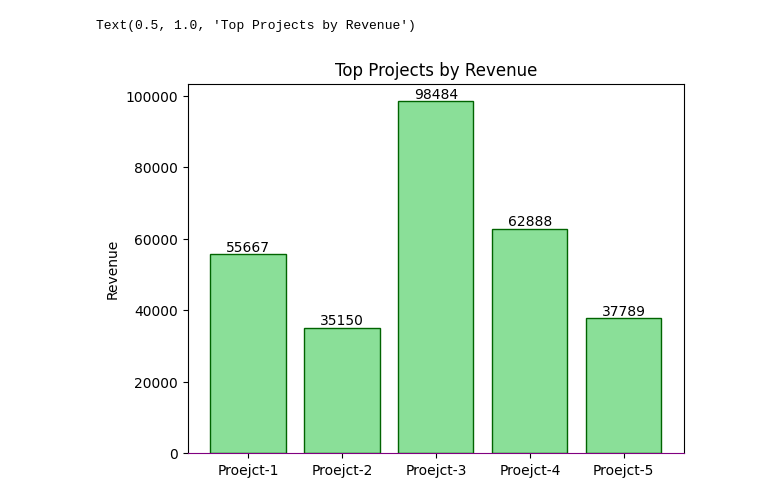
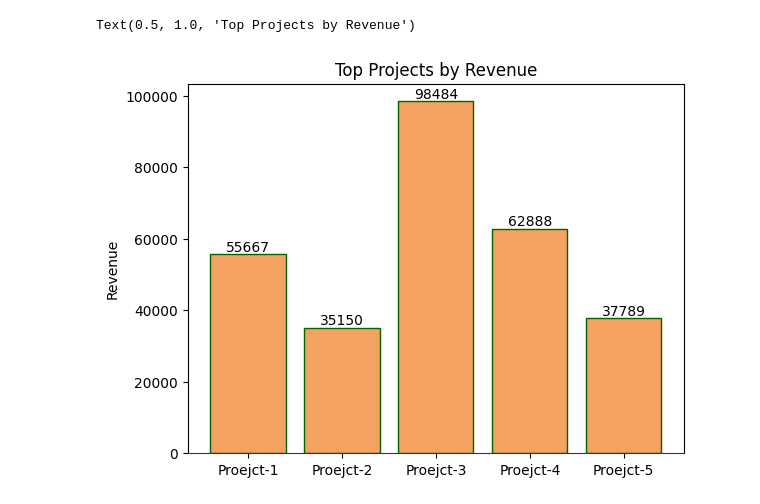
Before and after one commit to fahadashrafi-1/Data-Analysis, a Jupyter notebook: Visualization/Matplotlib/BarChartWithLines.ipynb, the cells around one changed output. Cells and saved outputs as stored; diff of their text form; code cells hidden in the pictures.

```diff
--- a/Visualization/Matplotlib/BarChartWithLines.ipynb
+++ b/Visualization/Matplotlib/BarChartWithLines.ipynb
@@ -4,31 +4,27 @@ import pandas as pd
 # %%
 # Some Random Data
 # You can use Faker to generate some data
-
 
 df = pd.DataFrame({'ProjectID' : ['Proejct-1', 'Proejct-2', 'Proejct-3', 'Proejct-4', 'Proejct-5'],
                      'Revenue' : [55667, 35150, 98484, 62888, 37789]}
 )
 
 fig, ax = plt.subplots()
 
 x = df['ProjectID']
 y = df['Revenue']
 
-ax.bar(x , y, color='#8ADF98', edgecolor='darkgreen')
+ax.bar(x , y, color='#f4a261', edgecolor='darkgreen')
 ax.spines['bottom'].set_color('purple')
 
 # For Making the Brars in Ascending Order
-
 df = df.sort_values(by=['Revenue'])
-
 
 for bars in ax.containers:
     ax.bar_label(bars)
 
 plt.ylabel('Revenue')
-
 plt.title('Top Projects by Revenue')
 # %% [output]
 Text(0.5, 1.0, 'Top Projects by Revenue')
-[figure, old version]
+[figure, new version]
```
Also changed, not shown: parts of 6 cells of this notebook, 7 other files.
